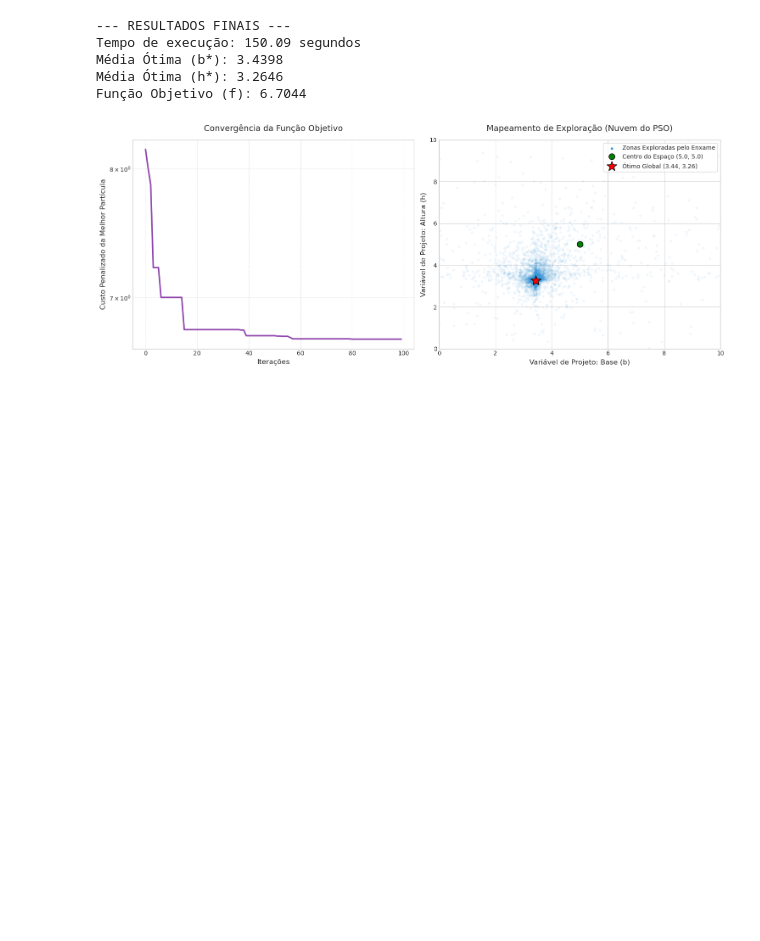
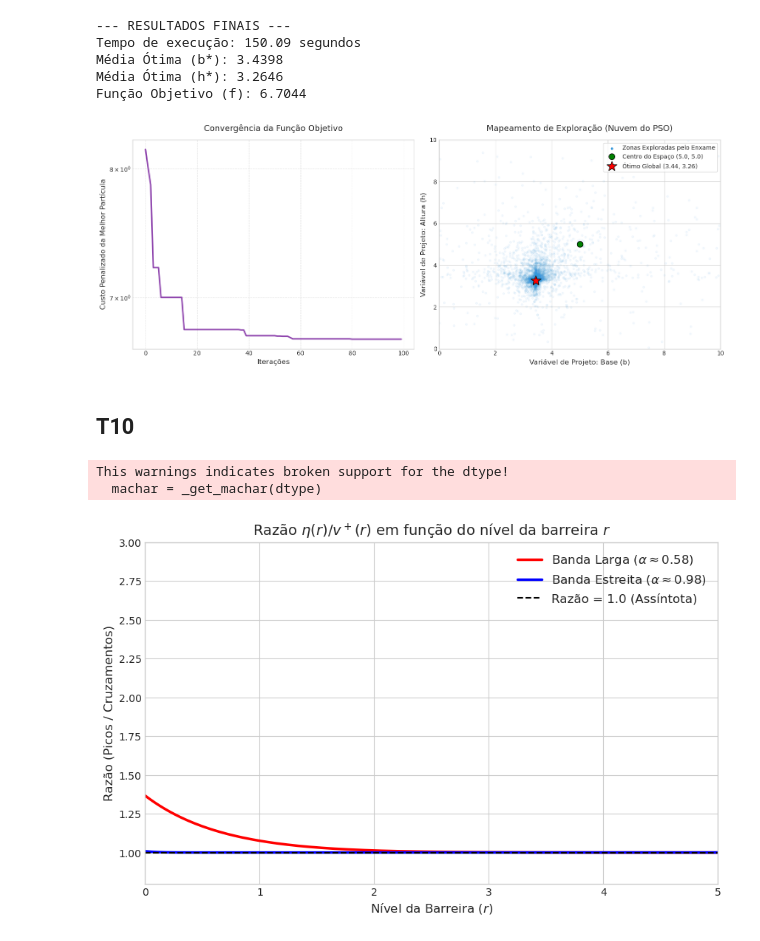
Before and after one commit to Gabrielsssilverio/Confiabilidade-avancada, a Jupyter notebook: Lista_exercicios.ipynb, the cells around one changed output. Cells and saved outputs as stored; diff of their text form; code cells hidden in the pictures; blank space fills up the shorter version.

```diff
--- a/Lista_exercicios.ipynb
+++ b/Lista_exercicios.ipynb
@@ -1377,3 +1377,56 @@ Média Ótima (b*): 3.4398
 Média Ótima (h*): 3.2646
 Função Objetivo (f): 6.7044
 [figure]
+# %% [markdown]
+## T10
+# %%
+import numpy as np
+import matplotlib.pyplot as plt
+from scipy.stats import norm
+
+# Função que calcula a razão entre taxa de picos e taxa de cruzamentos
+def razao_picos_cruzamentos(r, alpha):
+    termo_raiz = np.sqrt(1 - alpha**2)
+
+    # Prevenção de divisão por zero caso alpha seja exatamente 1
+    if alpha == 1.0:
+        return np.ones_like(r)
+
+    parte1 = (1.0 / alpha) * np.exp(r**2 / 2.0) * norm.cdf(-r / termo_raiz)
+    parte2 = norm.cdf((alpha * r) / termo_raiz)
+
+    return parte1 + parte2
+
+# Vetor do nível da barreira r (de 0 a 5 desvios-padrões)
+r_vals = np.linspace(0, 5, 500)
+
+# Fatores de Regularidade calculados
+alpha_estreita = 0.984  # Banda Limitada
+alpha_larga = 0.577     # Banda Larga (Exponencial)
+
+# Calculando as razões
+razao_estreita = razao_picos_cruzamentos(r_vals, alpha_estreita)
+razao_larga = razao_picos_cruzamentos(r_vals, alpha_larga)
+
+# Plotando o gráfico
+plt.figure(figsize=(10, 6))
+plt.style.use('seaborn-v0_8-whitegrid')
+
+plt.plot(r_vals, razao_larga, label=r'Banda Larga ($\alpha \approx 0.58$)', color='red', linewidth=2.5)
+plt.plot(r_vals, razao_estreita, label=r'Banda Estreita ($\alpha \approx 0.98$)', color='blue', linewidth=2.5)
+
+# Linha de referência = 1.0
+plt.axhline(y=1.0, color='black', linestyle='--', label='Razão = 1.0 (Assíntota)')
+
+plt.title('Razão $\eta(r) / v^+(r)$ em função do nível da barreira $r$', fontsize=14)
+plt.xlabel('Nível da Barreira ($r$)', fontsize=12)
+plt.ylabel('Razão (Picos / Cruzamentos)', fontsize=12)
+plt.ylim(0.8, 3.0)
+plt.xlim(0, 5)
+plt.legend(fontsize=12)
+
+plt.show()
+# %% [output]
+This warnings indicates broken support for the dtype!
+  machar = _get_machar(dtype)
+[figure, added]
```
Also changed, not shown: parts of 2 cells of this notebook.
